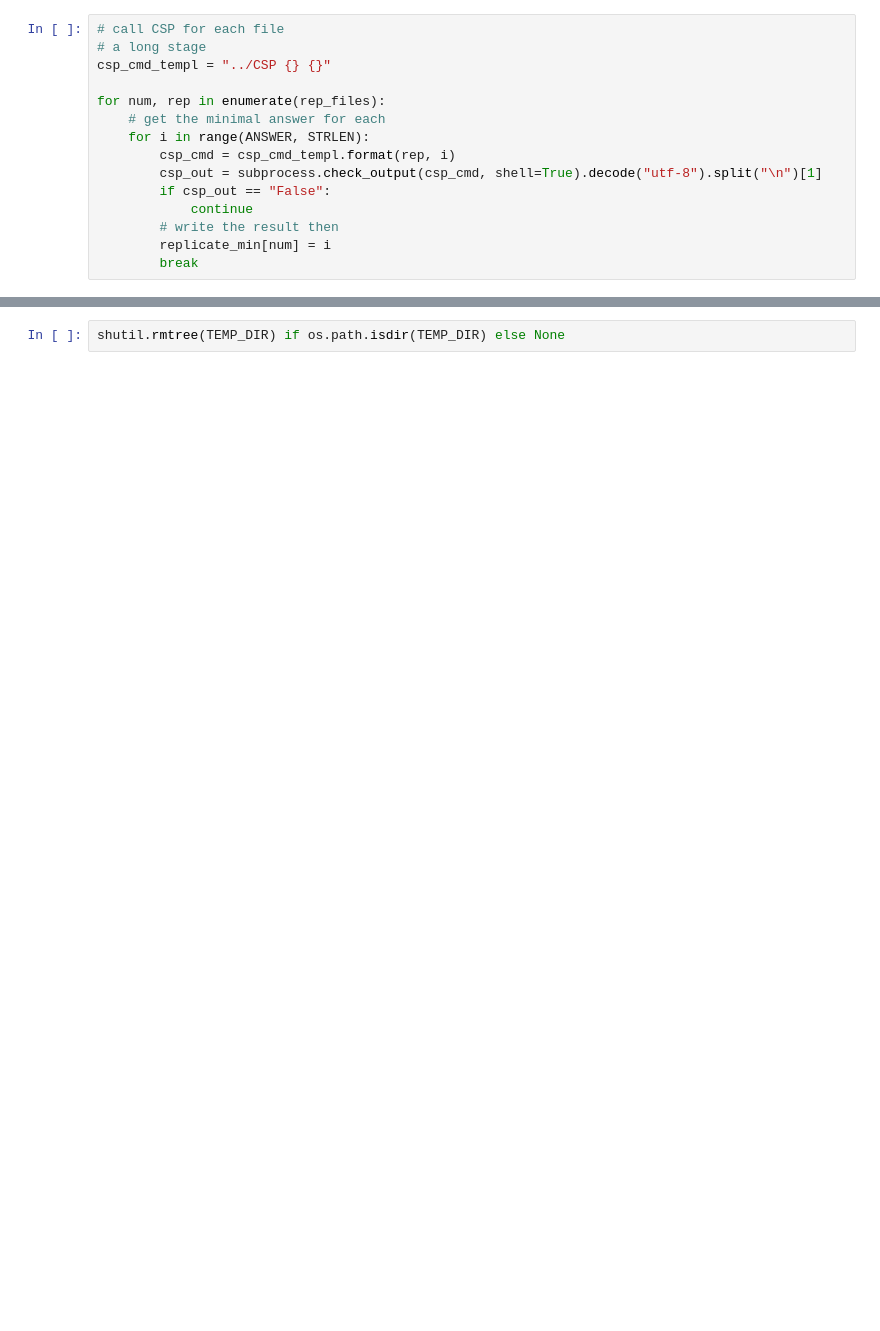
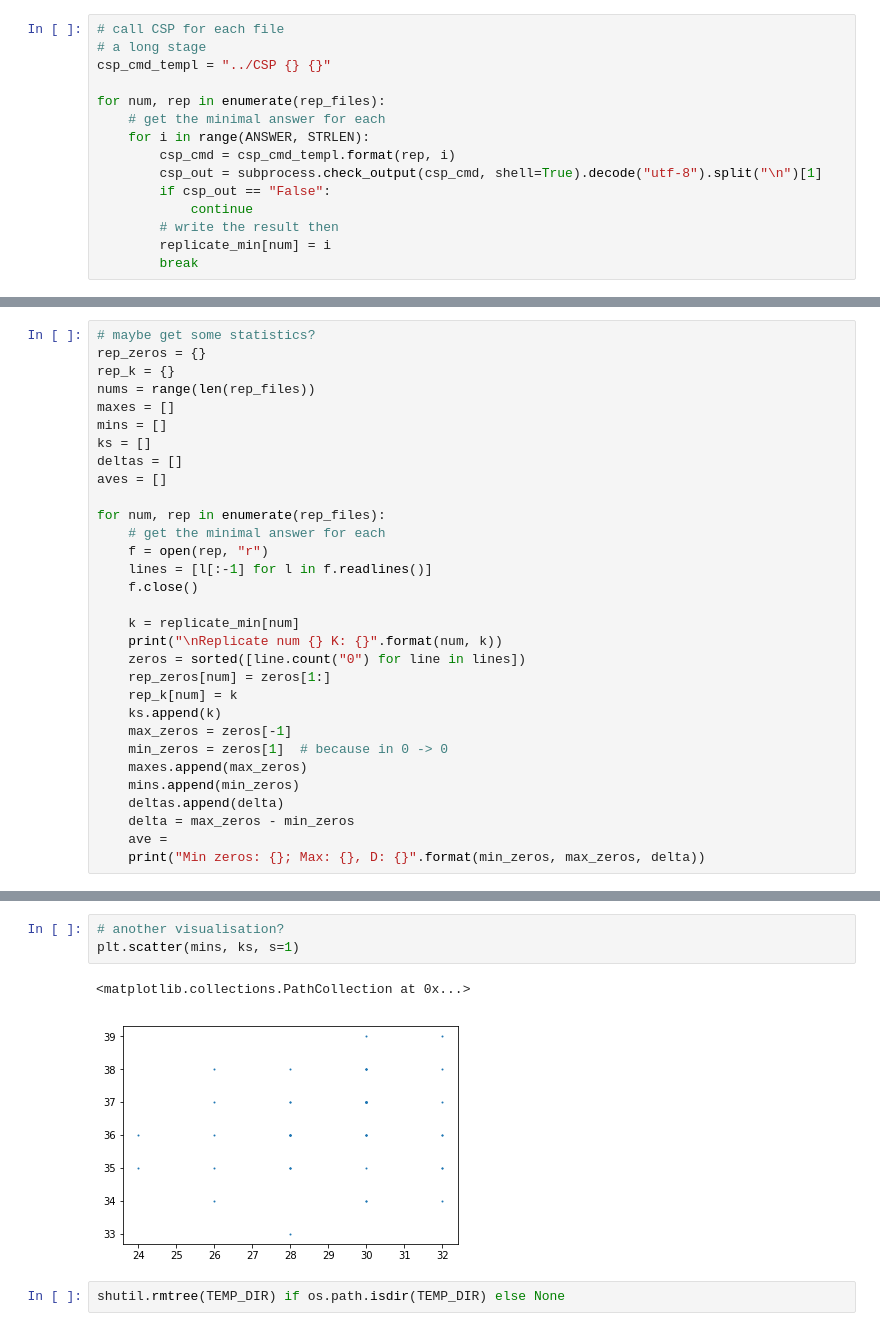
Before and after one commit to kirilenkobm/BDCSP, a Jupyter notebook: metrics/depend_on_shuffle.ipynb, the cells around one changed output, grey strips where cells are left out. Drawn from its saved outputs; the diff is of its cells as text; blank space fills up the shorter version.

```diff
--- a/metrics/depend_on_shuffle.ipynb
+++ b/metrics/depend_on_shuffle.ipynb
@@ -70,0 +72,31 @@ f.close()
+# %%
+# maybe get some statistics?
+rep_zeros = {}
+rep_k = {}
+nums = range(len(rep_files))
+maxes = []
+mins = []
+ks = []
+deltas = []
+aves = []
+
+for num, rep in enumerate(rep_files):
+    # get the minimal answer for each
+    f = open(rep, "r")
+    lines = [l[:-1] for l in f.readlines()]
+    f.close()
+
+    k = replicate_min[num]
+    print("\nReplicate num {} K: {}".format(num, k))
+    zeros = sorted([line.count("0") for line in lines])
+    rep_zeros[num] = zeros[1:]
+    rep_k[num] = k
+    ks.append(k)
+    max_zeros = zeros[-1]
+    min_zeros = zeros[1]  # because in 0 -> 0
+    maxes.append(max_zeros)
+    mins.append(min_zeros)
+    deltas.append(delta)
+    delta = max_zeros - min_zeros
+    ave =
+    print("Min zeros: {}; Max: {}, D: {}".format(min_zeros, max_zeros, delta))
@@ -71,2 +140,8 @@ f.close()
+# %%
+# another visualisation?
+plt.scatter(mins, ks, s=1)
+# %% [output]
+<matplotlib.collections.PathCollection at 0x...>
+[figure, added]
 # %%
 shutil.rmtree(TEMP_DIR) if os.path.isdir(TEMP_DIR) else None
```
Also changed, not shown: parts of 7 cells of this notebook.
